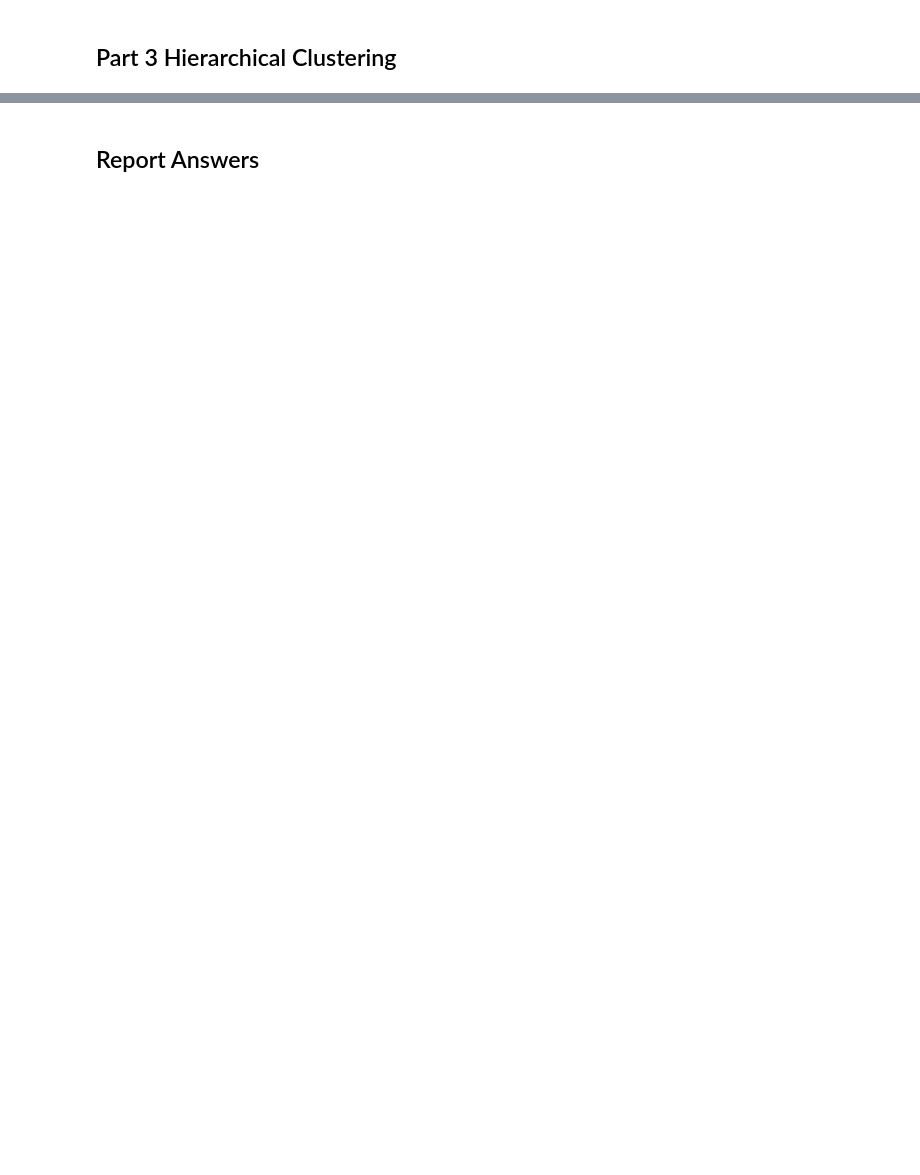
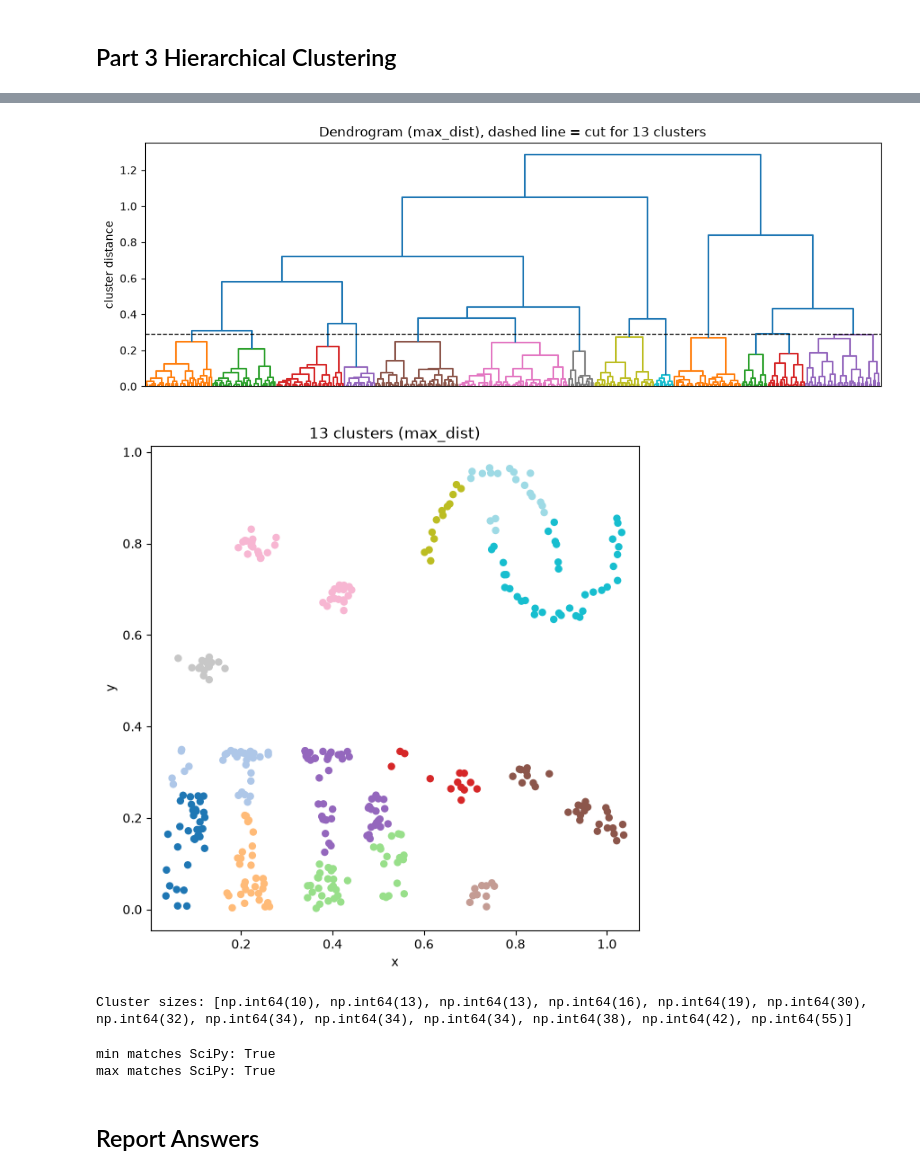
Before and after one commit to JonathanSchwenk/cs6220_HW4, a Jupyter notebook: hw4.ipynb, the cells around one changed output, grey strips where cells are left out. Cells and saved outputs as stored; diff of their text form; code cells hidden in the pictures; blank space fills up the shorter version.

```diff
--- a/hw4.ipynb
+++ b/hw4.ipynb
@@ -110,2 +337,17 @@ for k, info in log.items():
+# %%
+Z_max, labels_max = run_and_plot(points, max_dist, "max_dist")
+# %% [output]
+[figure, added]
+[figure, added]
+Cluster sizes: [np.int64(10), np.int64(13), np.int64(13), np.int64(16), np.int64(19), np.int64(30), np.int64(32), np.int64(34), np.int64(34), np.int64(34), np.int64(38), np.int64(42), np.int64(55)]
+# %%
+from scipy.cluster.hierarchy import linkage
+
+for name, Z, method in [("min", Z_min, "single"), ("max", Z_max, "complete")]:
+    print(name, "matches SciPy:",
+          np.allclose(np.sort(Z[:, 2]), np.sort(linkage(points, method=method)[:, 2])))
+# %% [output]
+min matches SciPy: True
+max matches SciPy: True
 # %% [markdown]
 ## Report Answers
```
Also changed, not shown: parts of 7 cells of this notebook, 1 other file.
